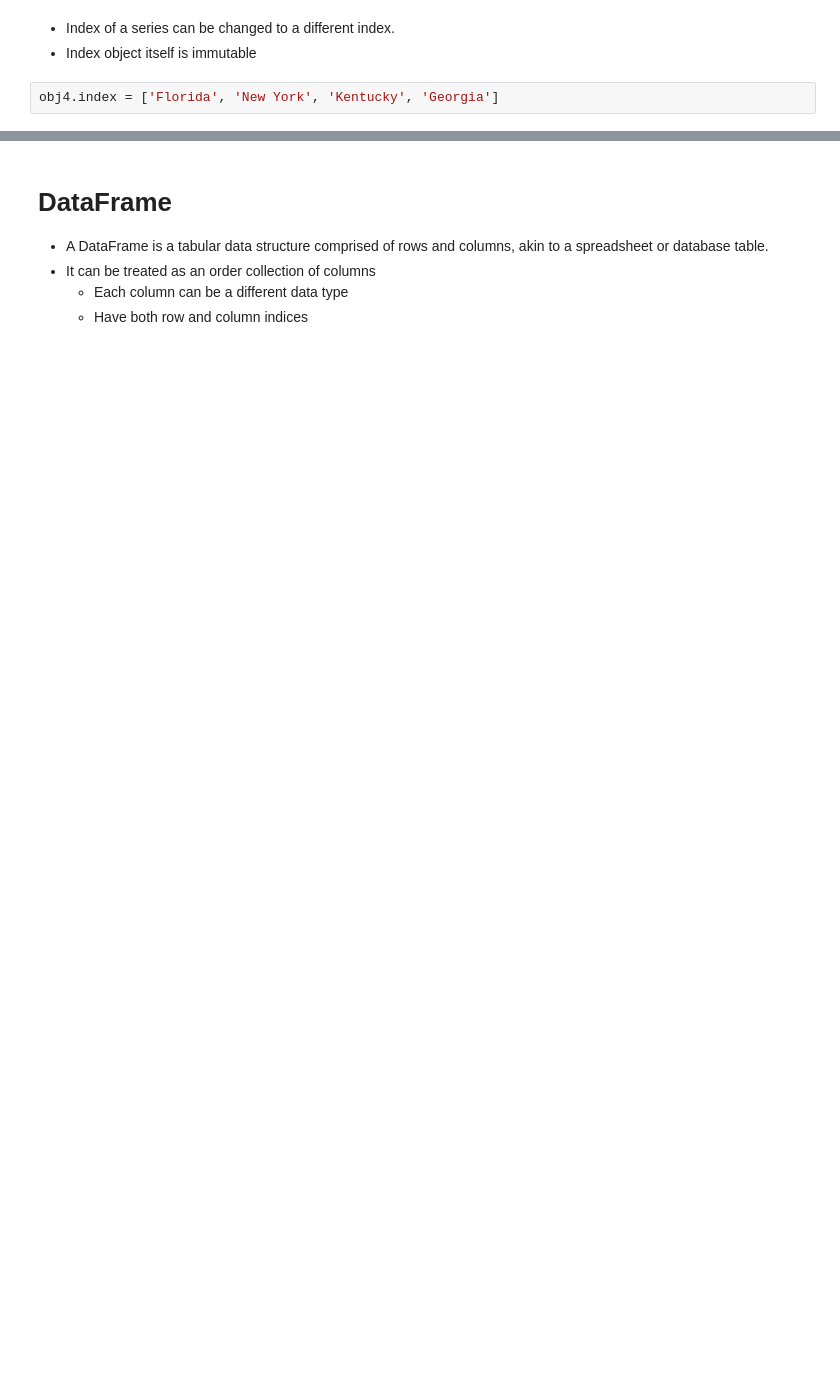
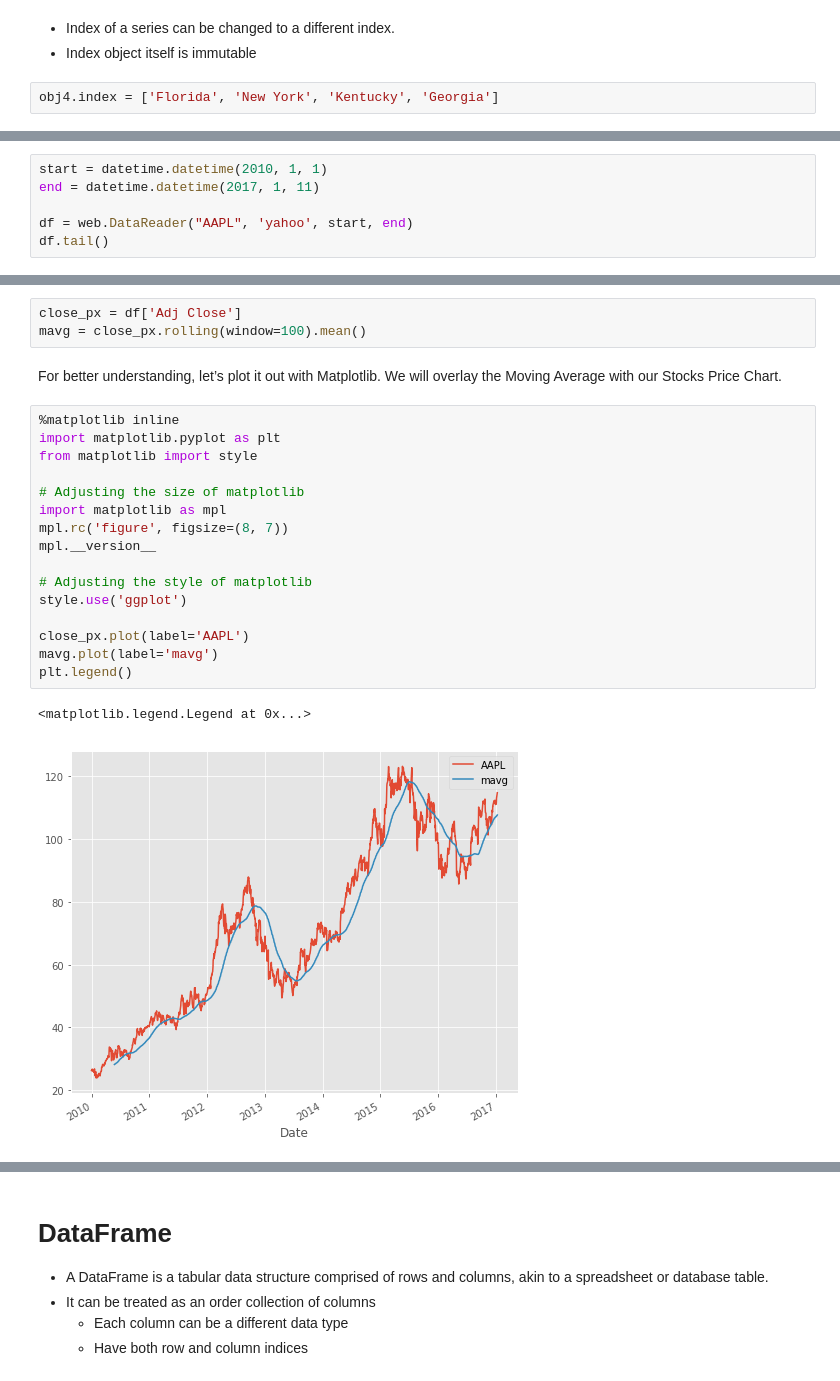
Before and after one commit to RyanLHU/CISC7201, a Jupyter notebook: slides/slide06 Pandas.ipynb, the cells around one changed output, grey strips where cells are left out. Saved outputs shown, nothing was run; the diff lists cells and outputs as text; blank space fills up the shorter version.

```diff
--- a/slides/slide06 Pandas.ipynb
+++ b/slides/slide06 Pandas.ipynb
@@ -234,0 +303,6 @@ Index(['Florida', 'New York', 'Kentucky', 'Georgia'], dtype='object')
+# %%
+start = datetime.datetime(2010, 1, 1)
+end = datetime.datetime(2017, 1, 11)
+
+df = web.DataReader("AAPL", 'yahoo', start, end)
+df.tail()
@@ -234,0 +329,24 @@ Index(['Florida', 'New York', 'Kentucky', 'Georgia'], dtype='object')
+# %%
+close_px = df['Adj Close']
+mavg = close_px.rolling(window=100).mean()
+# %% [markdown]
+For better understanding, let’s plot it out with Matplotlib. We will overlay the Moving Average with our Stocks Price Chart.
+# %%
+%matplotlib inline
+import matplotlib.pyplot as plt
+from matplotlib import style
+
+# Adjusting the size of matplotlib
+import matplotlib as mpl
+mpl.rc('figure', figsize=(8, 7))
+mpl.__version__
+
+# Adjusting the style of matplotlib
+style.use('ggplot')
+
+close_px.plot(label='AAPL')
+mavg.plot(label='mavg')
+plt.legend()
+# %% [output]
+<matplotlib.legend.Legend at 0x...>
+[figure, added]
```
Also changed, not shown: parts of 79 cells of this notebook.
